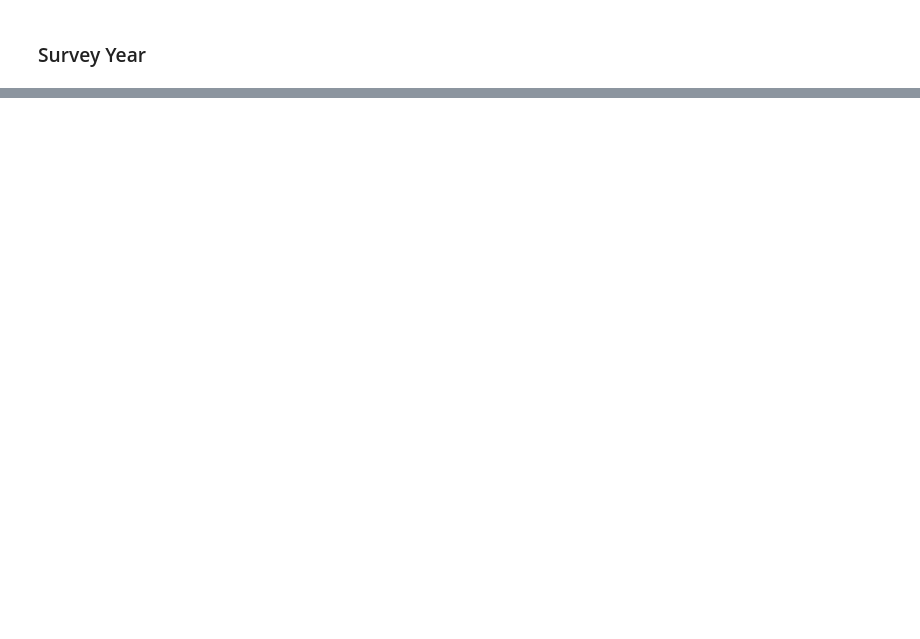
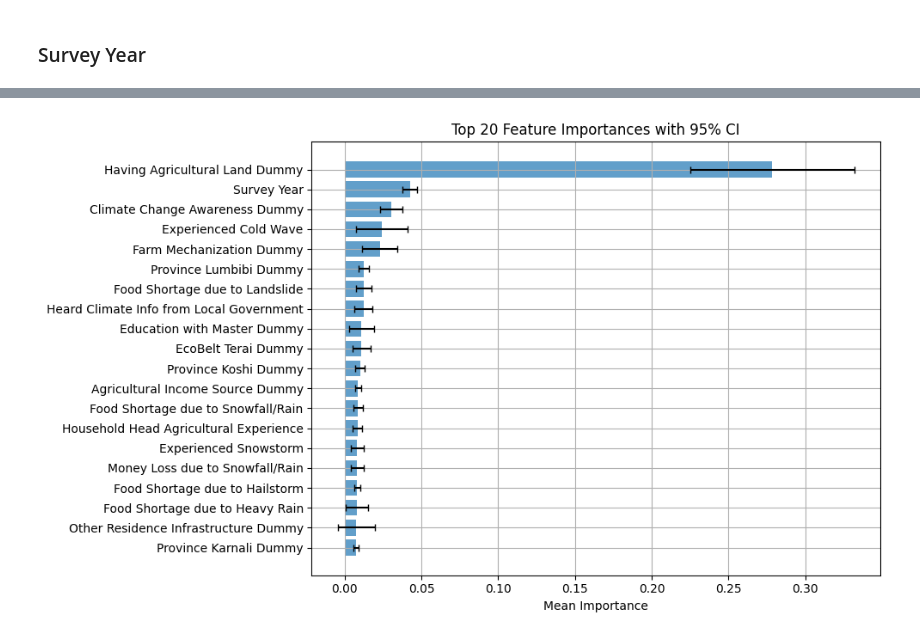
Before and after one commit to MichaelChaoLi-cpu/NepalClimateChangeImpact, a Jupyter notebook: MLD01e_Code/MLD01e_C03_AN_ActionWithDisasters copy.ipynb, the cells around one changed output, grey strips where cells are left out. Cells and saved outputs as stored; diff of their text form; code cells hidden in the pictures; blank space fills up the shorter version.

```diff
--- a/MLD01e_Code/MLD01e_C03_AN_ActionWithDisasters copy.ipynb
+++ b/MLD01e_Code/MLD01e_C03_AN_ActionWithDisasters copy.ipynb
@@ -767,0 +1100,9 @@ plt.show()
+# %%
+def Metrics(y_test, y_pred):
+    print("Accuracy:", accuracy_score(y_test, y_pred))
+    print("Precision:", precision_score(y_test, y_pred, zero_division=0))
+    print("Recall   :", recall_score(y_test, y_pred, zero_division=0))
+    print("F1-score :", f1_score(y_test, y_pred, zero_division=0))
+
+    return [accuracy_score(y_test, y_pred), precision_score(y_test, y_pred, zero_division=0),
+    recall_score(y_test, y_pred, zero_division=0), f1_score(y_test, y_pred, zero_division=0)]
@@ -767,0 +1177,7 @@ plt.show()
+# %%
+import_df = pd.DataFrame(importances_df).T
+# %%
+import_df.index = X.columns
+# %%
+import_df['Mean_Importance'] = import_df.iloc[:,:100].mean(axis = 1)
+import_df['Std_Importance'] = import_df.iloc[:,:100].std(axis = 1)
@@ -767,0 +1225,21 @@ plt.show()
+# %%
+top20 = import_df.sort_values("Mean_Importance", ascending=False).head(20)
+
+plt.figure(figsize=(10,6))
+plt.barh(
+    top20.index,
+    top20["Mean_Importance"],
+    xerr=top20["Std_Importance"] * 1.96,
+    align="center",
+    alpha=0.7,
+    ecolor="black",
+    capsize=3
+)
+plt.xlabel("Mean Importance")
+plt.title("Top 20 Feature Importances with 95% CI")
+plt.grid()
+plt.gca().invert_yaxis()  # largest on top
+plt.tight_layout()
+plt.show()
+# %% [output]
+[figure, added]
```
Also changed, not shown: parts of 91 cells of this notebook, 7 other files.
